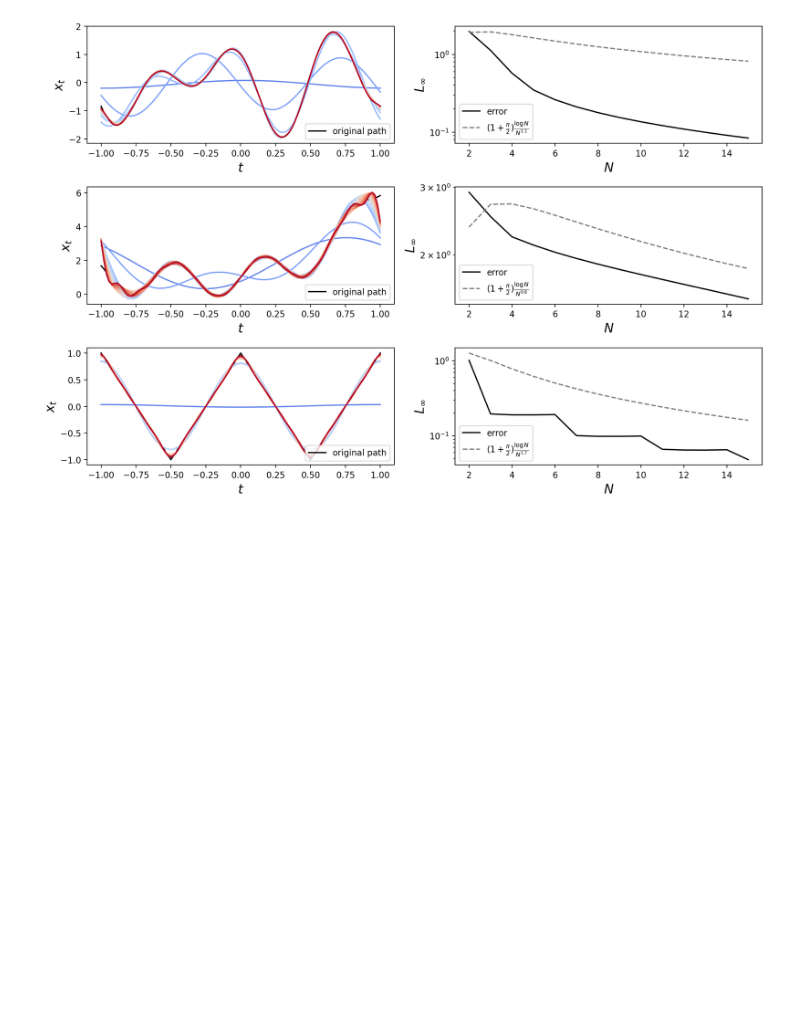
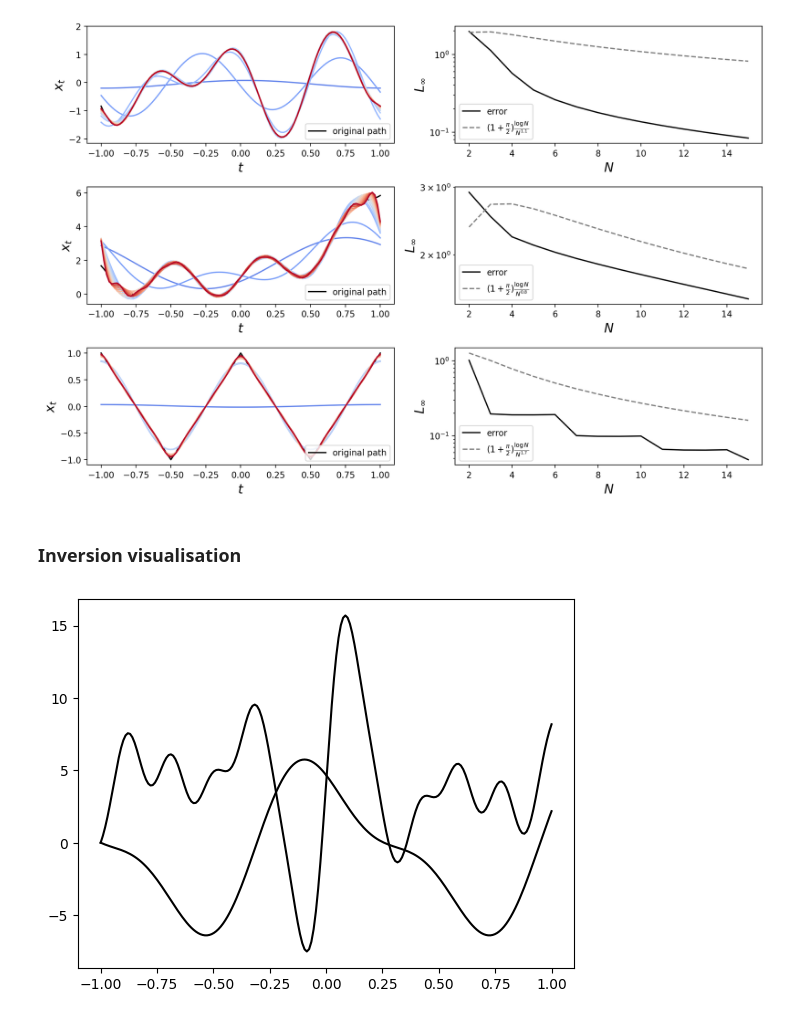
Before and after one commit to Zhuoyue-Huang/M3R-signature-inversion, a Jupyter notebook: fig4report.ipynb, the cells around one changed output. Saved outputs shown, nothing was run; the diff lists cells and outputs as text; code cells hidden in the pictures; blank space fills up the shorter version.

```diff
--- a/fig4report.ipynb
+++ b/fig4report.ipynb
@@ -214,3 +211,5 @@ plt.tight_layout()
 plt.show()
 # %% [output]
 [figure]
+# %% [markdown]
+### Inversion visualisation
@@ -216,0 +248,23 @@ plt.show()
+# %%
+N = 12
+length = 200
+t_grid = np.linspace(-1, 1, length)
+def x1_(t):
+    return 5*np.cos(5*t) - 2*np.sin(10*t)
+def x1(t):
+    return x1_(t) - x1_(-1)
+x2_ = random_sine_generator(seed=1911)
+def x2(t):
+    return x2_(t) - x2_(-1)
+
+cmap = plt.get_cmap('coolwarm')
+colors = cmap(np.linspace(0, 1, N))
+plt.plot(t_grid, x1(t_grid), color='black', label='path')
+plt.plot(t_grid, x2(t_grid), color='black', label='path')
+
+data1 = sig_Dataset(500, n=200, f_depth=N, s_depth=6, path='low_freq')
+reg1 = LinearRegression().fit(data1.inputs, data1.labels)
+data2 = sig_Dataset(500, n=200, f_depth=N, s_depth=6, path='high_freq')
+reg2 = LinearRegression().fit(data2.inputs, data2.labels)
+# %% [output]
+[figure, added]
```
Also changed, not shown: parts of 15 cells of this notebook, 1 other file.
